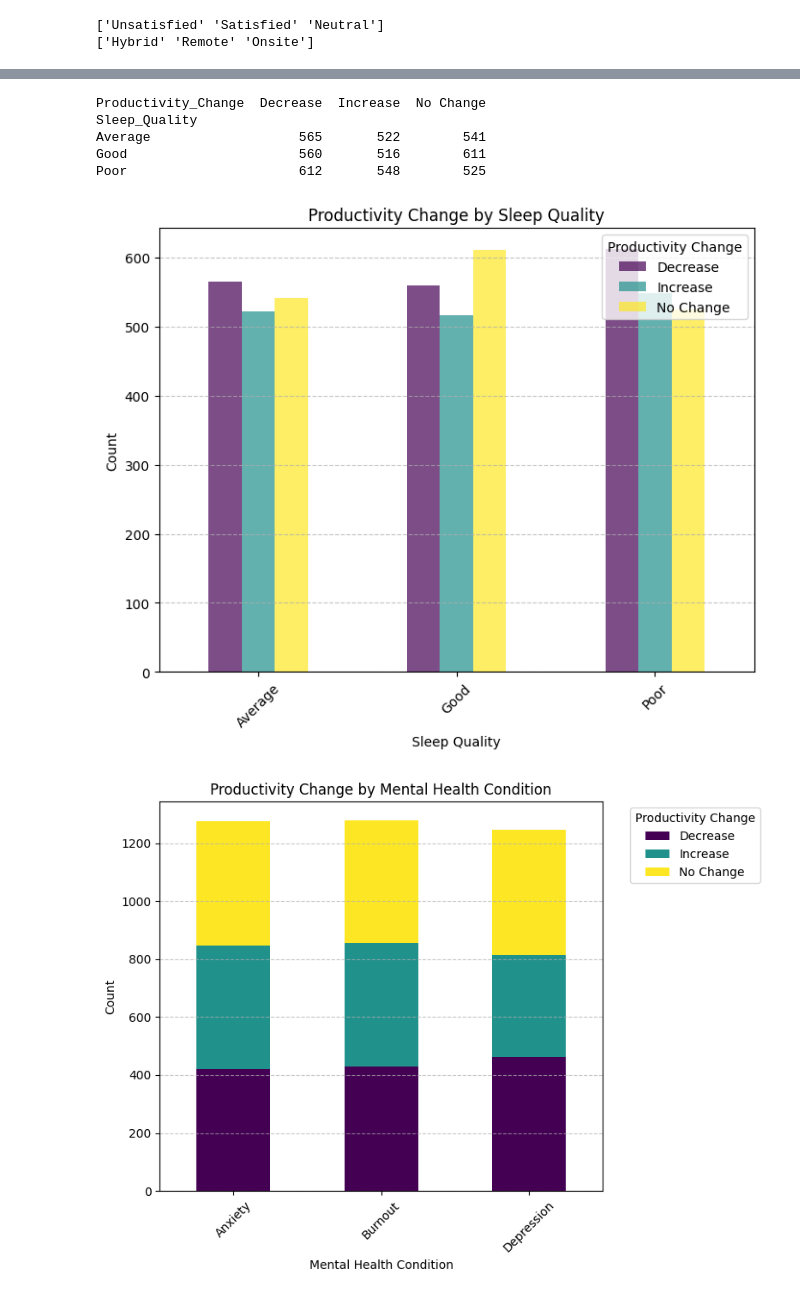
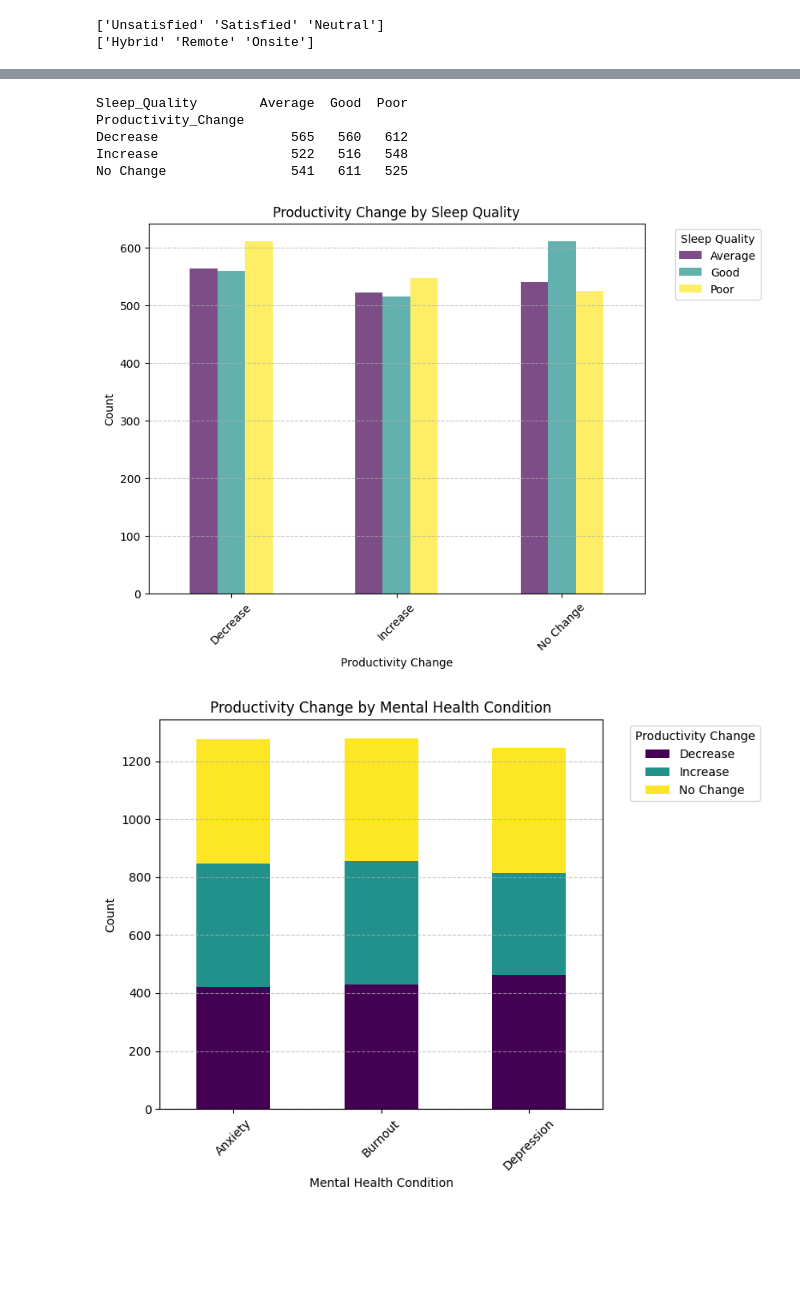
Before and after one commit to patrii10/EDA_Patricia_Diez, a Jupyter notebook: EDA_Entrega/src/notebooks/analisis_multivariante.ipynb, the cells around one changed output, grey strips where cells are left out. Cells and saved outputs as stored; diff of their text form; code cells hidden in the pictures; blank space fills up the shorter version.

```diff
--- a/EDA_Entrega/src/notebooks/analisis_multivariante.ipynb
+++ b/EDA_Entrega/src/notebooks/analisis_multivariante.ipynb
@@ -159,29 +146,29 @@ plt.show()
 # %%
 import pandas as pd
 import matplotlib.pyplot as plt
 
 # Agrupamos por 'Sleep_Quality' y 'Productivity_Change' y contamos las ocurrencias
-prod_sleep = health.groupby(['Sleep_Quality', 'Productivity_Change']).size().unstack(fill_value=0)
+prod_sleep = health.groupby(['Productivity_Change', 'Sleep_Quality']).size().unstack(fill_value=0)
 
 # Confirmamos el contenido de prod_sleep
 print(prod_sleep)
 
 # Gráfico de barras agrupadas
 prod_sleep.plot(kind='bar', figsize=(8, 6), colormap='viridis', alpha=0.7)
 plt.title('Productivity Change by Sleep Quality')
-plt.xlabel('Sleep Quality')
+plt.xlabel('Productivity Change')
 plt.ylabel('Count')
 plt.xticks(rotation=45)
-plt.legend(title='Productivity Change')
+plt.legend(title='Sleep Quality', bbox_to_anchor=(1.05, 1), loc='upper left')
 plt.grid(axis='y', linestyle='--', alpha=0.7)
 plt.show()
 # %% [output]
-Productivity_Change  Decrease  Increase  No Change
-Sleep_Quality
-Average                   565       522        541
-Good                      560       516        611
-Poor                      612       548        525
+Sleep_Quality        Average  Good  Poor
+Productivity_Change
+Decrease                 565   560   612
+Increase                 522   516   548
+No Change                541   611   525
-[figure, old version]
+[figure, new version]
 # %%
 import pandas as pd
 import matplotlib.pyplot as plt
```
Also changed, not shown: parts of 7 cells of this notebook, 3 other files.
